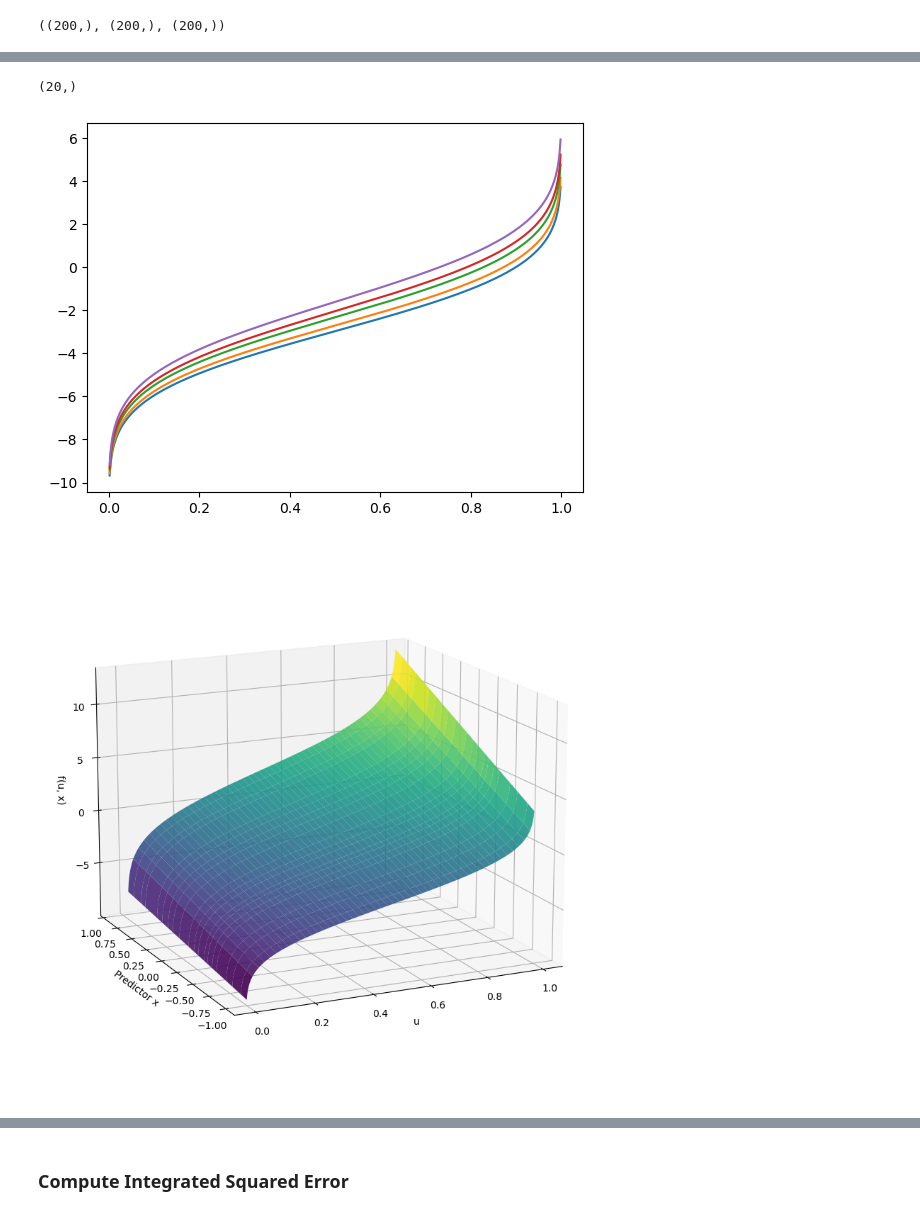
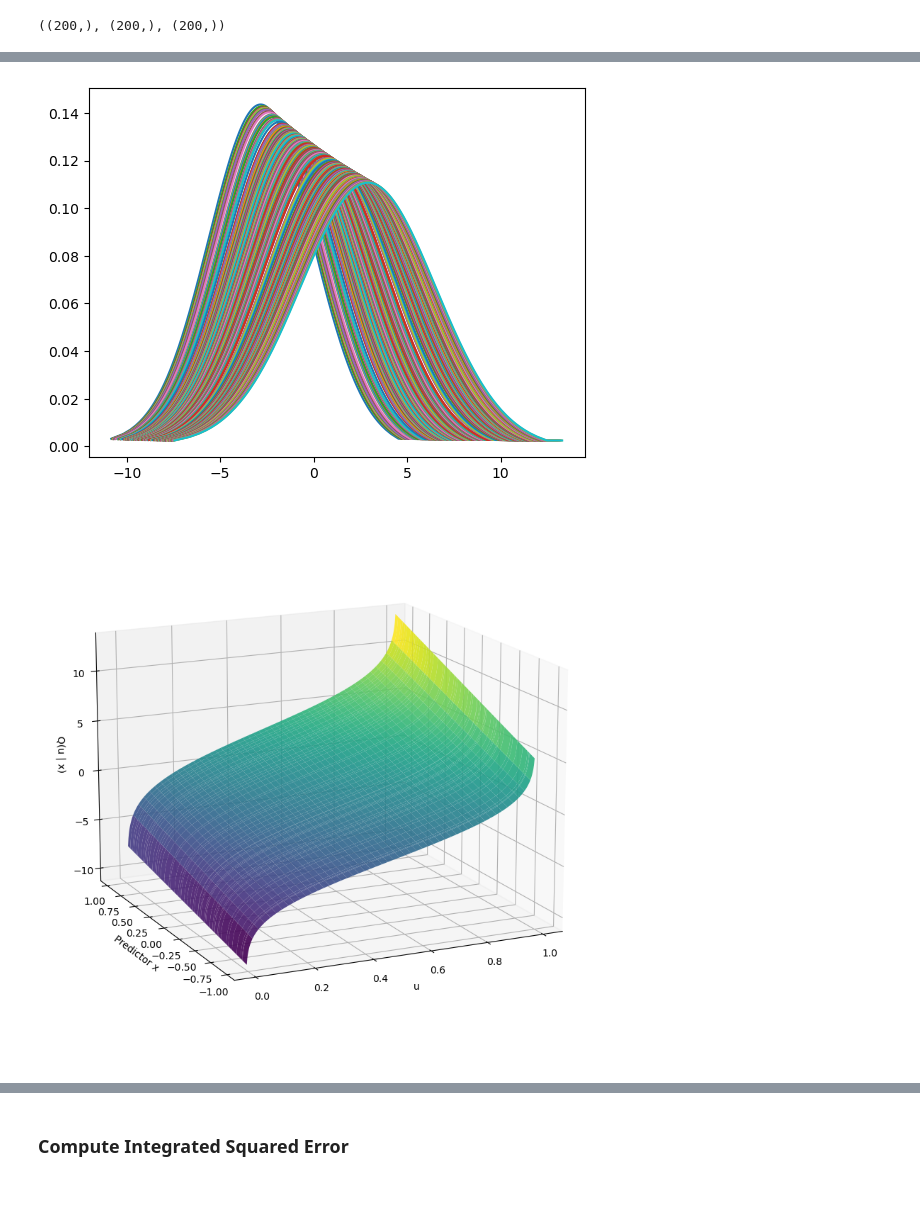
Before and after one commit to mirkimirk/thesis_frechet_fda, a Jupyter notebook: src/frechet_fda/simulation_and_frechet_method.ipynb, the cells around one changed output, grey strips where cells are left out. Drawn from its saved outputs; the diff is of its cells as text; code cells hidden in the pictures.

```diff
--- a/src/frechet_fda/simulation_and_frechet_method.ipynb
+++ b/src/frechet_fda/simulation_and_frechet_method.ipynb
@@ -46,0 +48,5 @@ u = np.linspace(delta, 1 - delta, grid_size)
+# %%
+# Take only every "slicing_size"th value of predictor grid to calculate estimate
+slicing_size = 1
+x_grid = predictor_vals[::slicing_size]
+x_grid.shape
@@ -47,5 +55,6 @@ u = np.linspace(delta, 1 - delta, grid_size)
 # %%
 qfs = gen_y_qf(mus, sigmas, u)
+qfs = [qf.drop_inf() for qf in qfs]
 # %%
 qfs[0].y.shape
 # %% [output]
@@ -85,16 +94,13 @@ plt.show()
-# %%
-# Take only every tenth value of predictor grid to calculate estimate
-x_grid = predictor_vals[::10]
-x_grid.shape
-# %% [output]
-(20,)
 # %%
-estimates = solve_frechet_qp(x_grid, predictor_vals, qfs)
+estimates = solve_frechet_qp(
+    xs_to_predict = x_grid, x_observed = predictor_vals, quantile_functions = qfs
+)
 # %%
-for func in estimates[:5]:
-    plt.plot(func.x, func.y)
+for qf in estimates:
+    pdf = qf.invert().differentiate()
+    plt.plot(pdf.x, pdf.y)
 # %% [output]
-[figure, old version]
+[figure, new version]
 # %%
 # Initialize a 2D array to hold f(u, x) values
 z_values = np.zeros((len(x_grid), len(estimates[0].x)))
@@ -115,10 +121,10 @@ ax.view_init(elev=15, azim=245)
 
 ax.set_xlabel("u")
 ax.set_ylabel("Predictor x")
-ax.set_zlabel("f(u, x)", rotation=0)
+ax.set_zlabel("Q(u | x)", rotation=0)
 plt.tight_layout()
 plt.show()
 # %% [output]
-[figure, old version]
+[figure, new version]
 # %%
 # New z_values for 'qfs'
```
Also changed, not shown: parts of 39 cells of this notebook, 10 other files.
